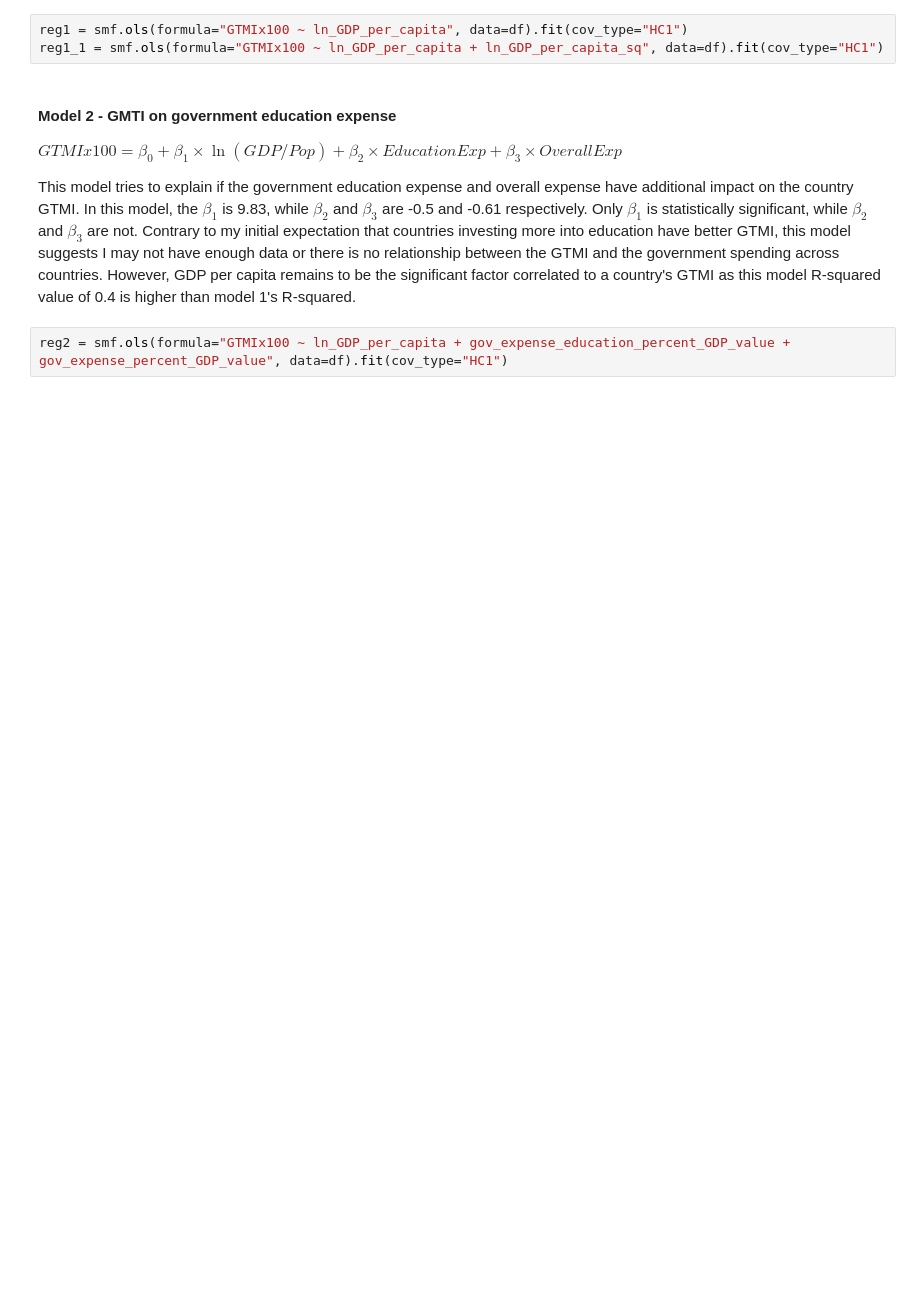
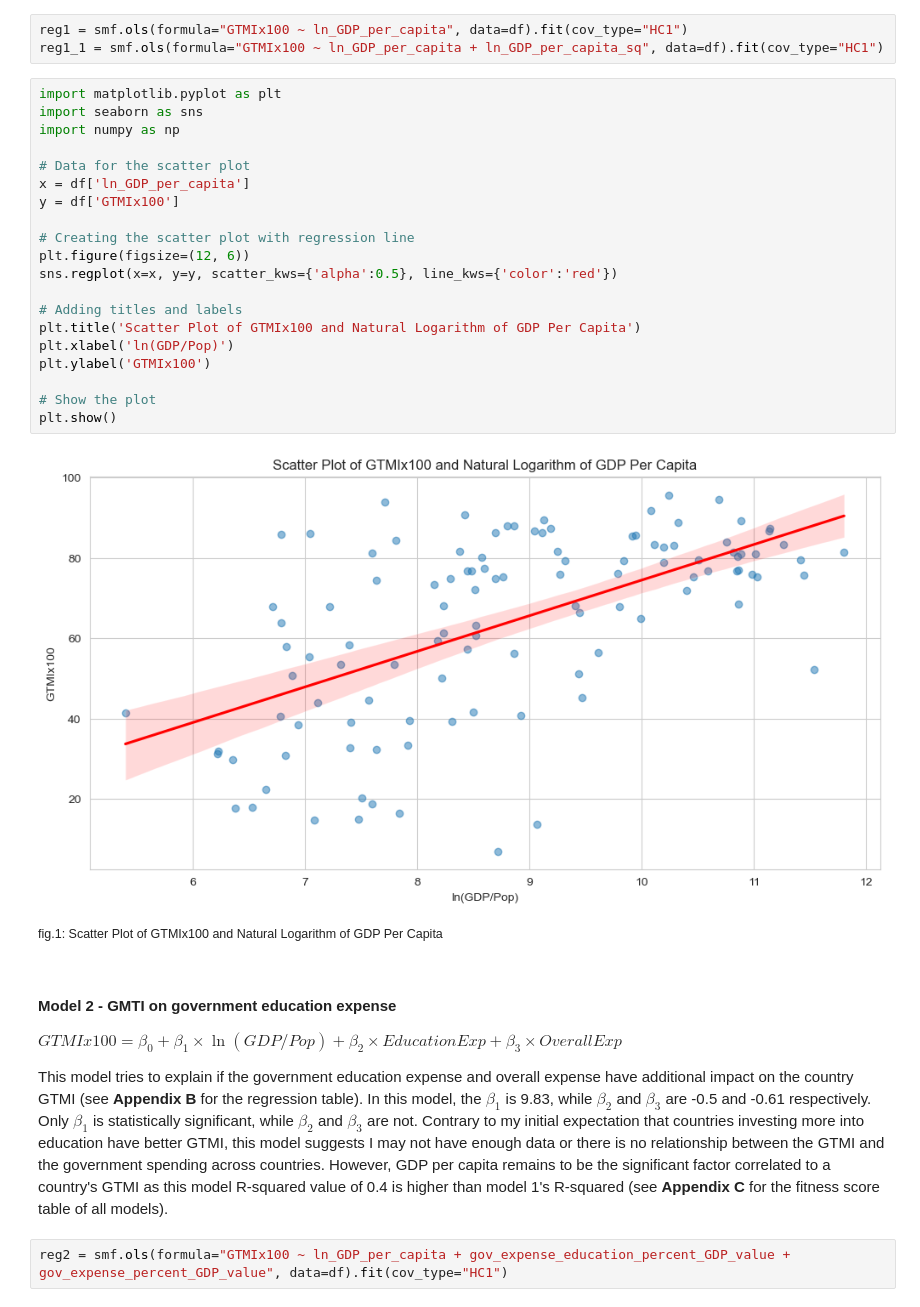
Before and after one commit to viethngn/CEU_MSc_BA_ECBS5142_Data_Analysis_2, a Jupyter notebook: final_term_project/final_term_project.ipynb, the cells around one changed output. Cells and saved outputs as stored; diff of their text form; blank space fills up the shorter version.

```diff
--- a/final_term_project/final_term_project.ipynb
+++ b/final_term_project/final_term_project.ipynb
@@ -205,11 +207,35 @@ In model 1.1, $\beta_2$ is -1.32 and is significant at 10%. This suggests that i
 # %%
 reg1 = smf.ols(formula="GTMIx100 ~ ln_GDP_per_capita", data=df).fit(cov_type="HC1")
 reg1_1 = smf.ols(formula="GTMIx100 ~ ln_GDP_per_capita + ln_GDP_per_capita_sq", data=df).fit(cov_type="HC1")
+# %%
+import matplotlib.pyplot as plt
+import seaborn as sns
+import numpy as np
+
+# Data for the scatter plot
+x = df['ln_GDP_per_capita']
+y = df['GTMIx100']
+
+# Creating the scatter plot with regression line
+plt.figure(figsize=(12, 6))
+sns.regplot(x=x, y=y, scatter_kws={'alpha':0.5}, line_kws={'color':'red'})
+
+# Adding titles and labels
+plt.title('Scatter Plot of GTMIx100 and Natural Logarithm of GDP Per Capita')
+plt.xlabel('ln(GDP/Pop)')
+plt.ylabel('GTMIx100')
+
+# Show the plot
+plt.show()
+# %% [output]
+[figure, new version]
+# %% [markdown]
+<sup>fig.1: Scatter Plot of GTMIx100 and Natural Logarithm of GDP Per Capita</sup>
 # %% [markdown]
 #### Model 2 - GMTI on government education expense
 $GTMIx100 = \beta_0 + \beta_1\times \ln(GDP/Pop) + \beta_2\times EducationExp + \beta_3\times OverallExp$
 
-This model tries to explain if the government education expense and overall expense have additional impact on the country GTMI. In this model, the $\beta_1$ is 9.83, while $\beta_2$ and $\beta_3$ are -0.5 and -0.61 respectively. Only $\beta_1$ is statistically significant, while $\beta_2$ and $\beta_3$ are not. Contrary to my initial expectation that countries investing more into education have better GTMI, this model suggests I may not have enough data or there is no relationship between the GTMI and the government spending across countries. However, GDP per capita remains to be the significant factor correlated to a country's GTMI as this model R-squared value of 0.4 is higher than model 1's R-squared.
+This model tries to explain if the government education expense and overall expense have additional impact on the country GTMI (see **Appendix B** for the regression table). In this model, the $\beta_1$ is 9.83, while $\beta_2$ and $\beta_3$ are -0.5 and -0.61 respectively. Only $\beta_1$ is statistically significant, while $\beta_2$ and $\beta_3$ are not. Contrary to my initial expectation that countries investing more into education have better GTMI, this model suggests I may not have enough data or there is no relationship between the GTMI and the government spending across countries. However, GDP per capita remains to be the significant factor correlated to a country's GTMI as this model R-squared value of 0.4 is higher than model 1's R-squared (see **Appendix C** for the fitness score table of all models).
 # %%
 reg2 = smf.ols(formula="GTMIx100 ~ ln_GDP_per_capita + gov_expense_education_percent_GDP_value + gov_expense_percent_GDP_value", data=df).fit(cov_type="HC1")
 # %% [markdown]
```
Also changed, not shown: parts of 19 cells of this notebook.
